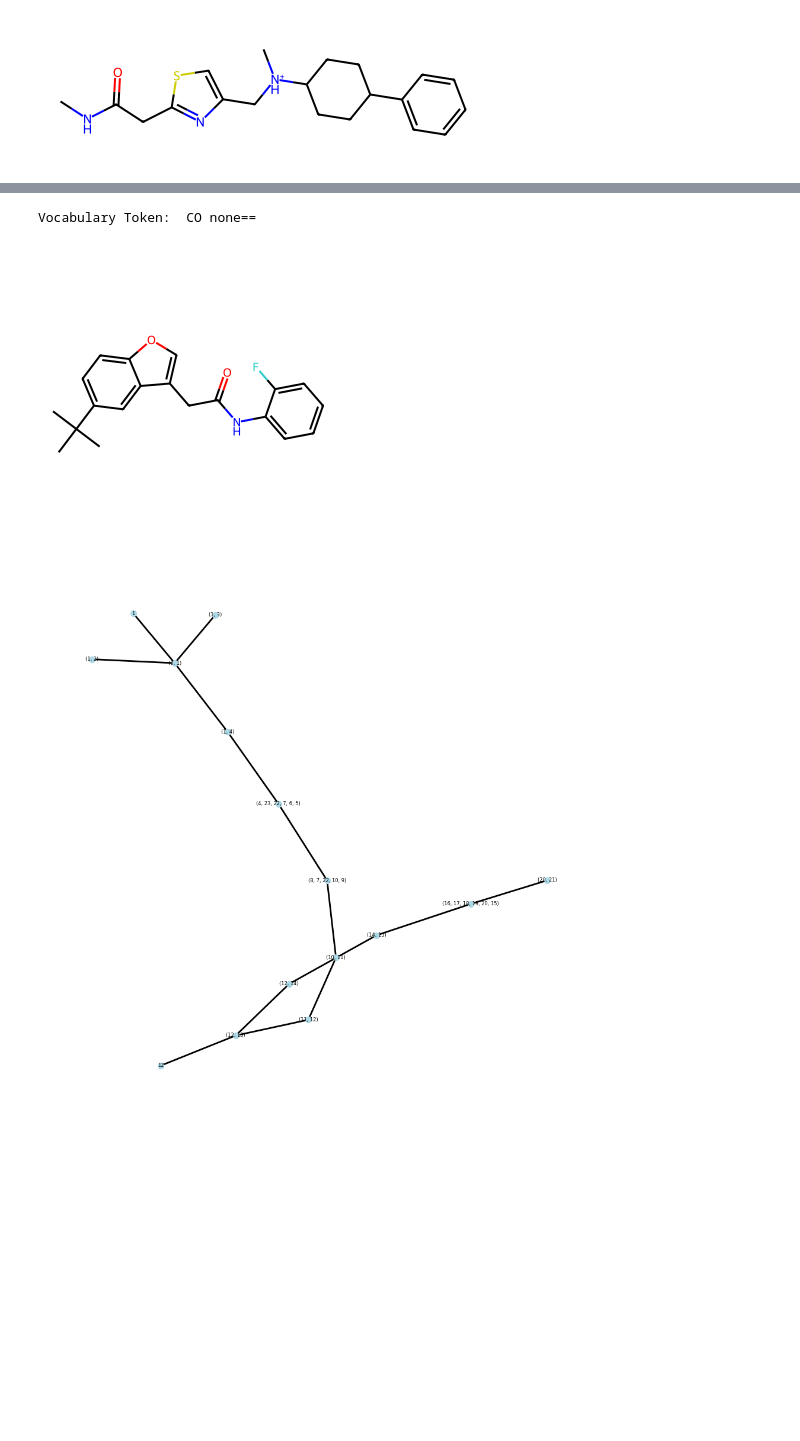
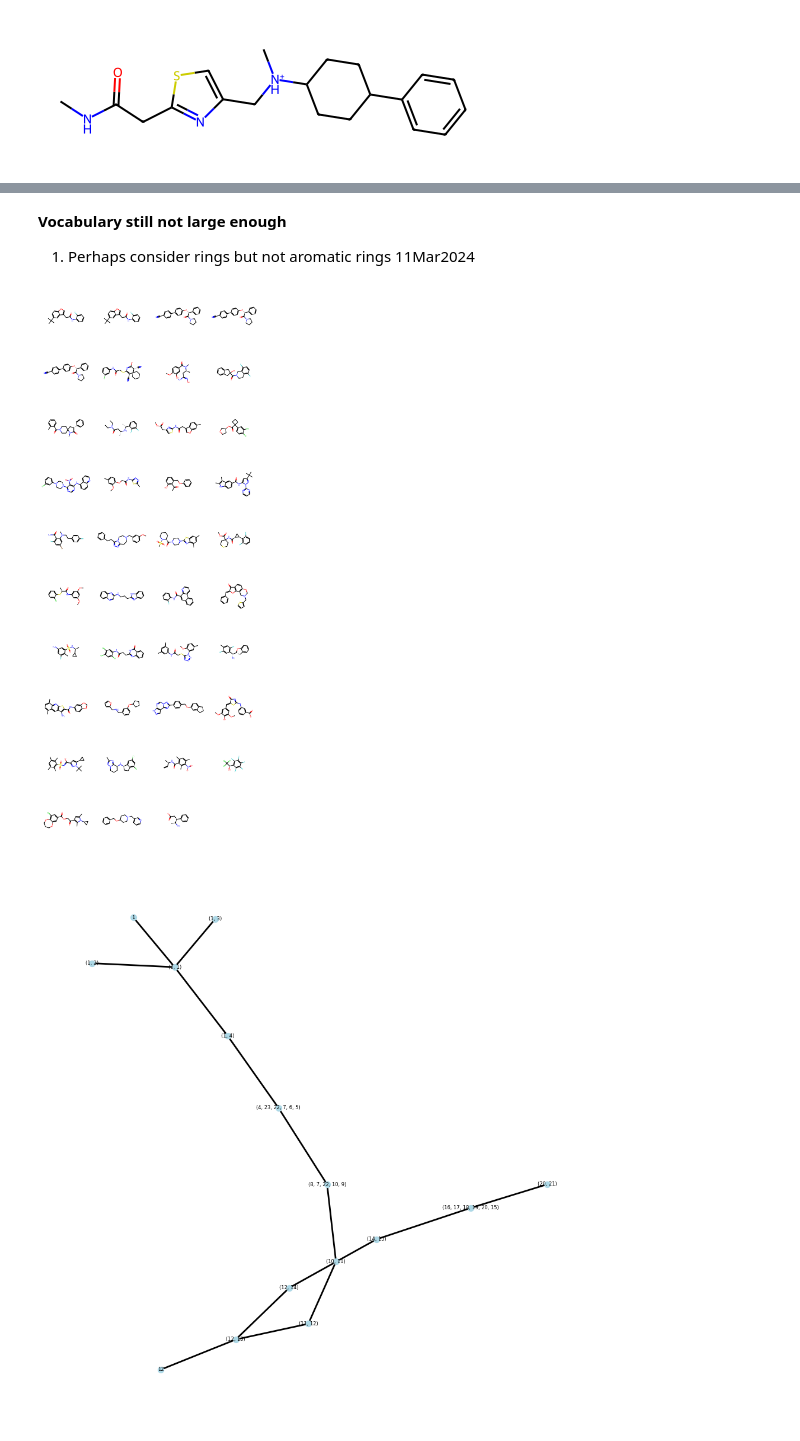
Before and after one commit to alexjimenez99/Junction-Tree-Chem, a Jupyter notebook: Junction Tree Variational Autoencoder.ipynb, the cells around one changed output, grey strips where cells are left out. Drawn from its saved outputs; the diff is of its cells as text; code cells hidden in the pictures; blank space fills up the shorter version.

```diff
--- a/Junction Tree Variational Autoencoder.ipynb
+++ b/Junction Tree Variational Autoencoder.ipynb
@@ -436,3 +413,18 @@ molecule_df[10]
+# %%
+def write_to_pckl(matricies):
+    for key, arg in matricies.items():
+        pickle.dump(arg, open(f'{key}', 'wb'))
+
+    return
+
+
+# matricies = {'adjacency_matricies11Mar.pckl': adjacency_matricies,
+#             'molecule_df11Mar.pckl': molecule_df,
+#             'junction_tree11Mar.pckl': junction_tree}
+
+adjacency_matricies = pickle.load(open('adjacency_matricies11Mar.pckl', 'rb'))
+molecule_df         = pickle.load(open('molecule_df11Mar.pckl', 'rb'))
+junction_tree       = pickle.load(open('junction_tree11Mar.pckl', 'rb'))
 # %% [markdown]
 molecule_df[10]
 # %%
@@ -899,48 +930,67 @@ unique_vocab
+# %% [markdown]
+**Vocabulary still not large enough**
+1. Perhaps consider rings but not aromatic rings 11Mar2024
 # %%
 flipped_vocab = {value: key for key, value in unique_vocab.items()}
 # %%
 from rdkit.Chem import Draw
 
-def validate_preprocess(unique_vocab, vocab_index = 259, choose_index = None):
+def validate_preprocess(unique_vocab, vocab_index = 259, choose_index = None, option = 'default'):
 
   '''
   This function draws the molecular structure of any molecule containing
   the desired unique_vocab instance for visual validation of joining rings
   for the preprocessing of nodes in the junction tree algorithm earlier
 
   Paramters:
     unique_vocab:
     vocab_index:
 
   '''
-  flipped_vocab = {value: key for key, value in unique_vocab.items()}
+  if option == 'default':
+      flipped_vocab = {value: key for key, value in unique_vocab.items()}
 
-  if not choose_index:
-    found_indexes = []
-    for index in token_dictionary:
-      try:
-        index_found = token_dictionary[index].index(vocab_index)
-        found_indexes.append(index)
-      except ValueError:
-        pass
-  else:
-    found_indexes = [choose_index]
+      if not choose_index:
+        found_indexes = []
+        for index in token_dictionary:
+          try:
+            index_found = token_dictionary[index].index(vocab_index)
+            found_indexes.append(index)
+          except ValueError:
+            pass
+      else:
+        found_indexes = [choose_index]
 
-  # Convert the SMILES string to an RDKit molecule object
-  molecules = [Chem.MolFromSmiles(zinc_data['smiles'][index]) for index in found_indexes]
+      # Convert the SMILES string to an RDKit molecule object
+      molecules = [Chem.MolFromSmiles(zinc_data['smiles'][index]) for index in found_indexes]
 
-  # [print(list(atom)) for atom in Chem.GetSymmSSSR(molecule)]
-  # Draw the molecules
-  print('Vocabulary Token: ', flipped_vocab[vocab_index])
+      # [print(list(atom)) for atom in Chem.GetSymmSSSR(molecule)]
+      # Draw the molecules
+      print('Vocabulary Token: ', flipped_vocab[vocab_index])
+      return Draw.MolToImage(molecules[0])
+
+  elif option == 'smiles_list':
+
+      return unique_vocab
 
 
-  return Draw.MolToImage(molecules[0])
 
 
-validate_preprocess(unique_vocab, vocab_index = 2, choose_index = 0)
+
+img    = None
+OPTION = 'dictionary'
+if OPTION == 'choose_index':
+    validate_preprocess(unique_vocab, vocab_index = 2, choose_index = 0)
+
+elif OPTION == 'dictionary':
+    images = []
+    for smile in valency_dict['CCCCCC=']:
+        images.append(validate_preprocess(smile, option = 'smiles_list'))
+
+    img = Draw.MolsToGridImage(images, molsPerRow=4, subImgSize=(200, 200))  # Adjust 'molsPerRow' and 'subImgSize' as needed
+img
 # %% [output]
-Vocabulary Token:  CO none==
-[figure, old version]
+[figure, new version]
 # %%
 def plot_junction_tree(junction_tree, random_var = False, n_trees = 10, start_index = 0):
   # Draw the graph
```
Also changed, not shown: parts of 14 cells of this notebook.
